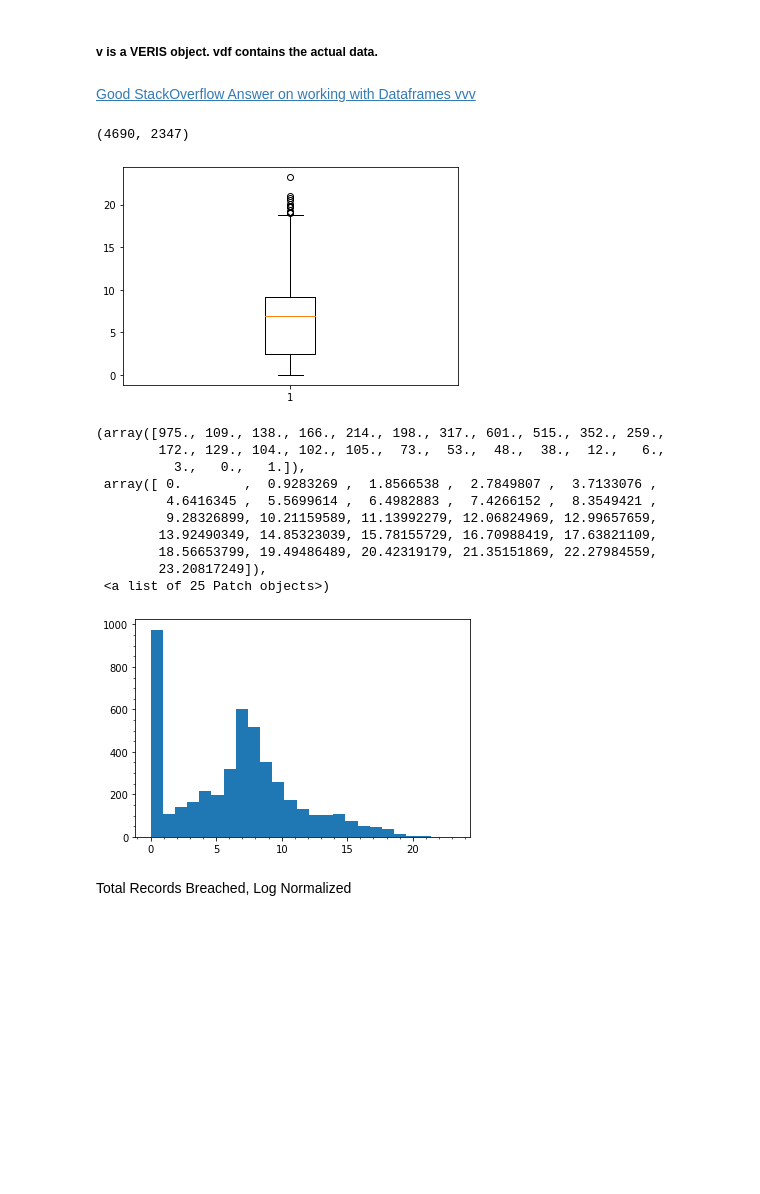
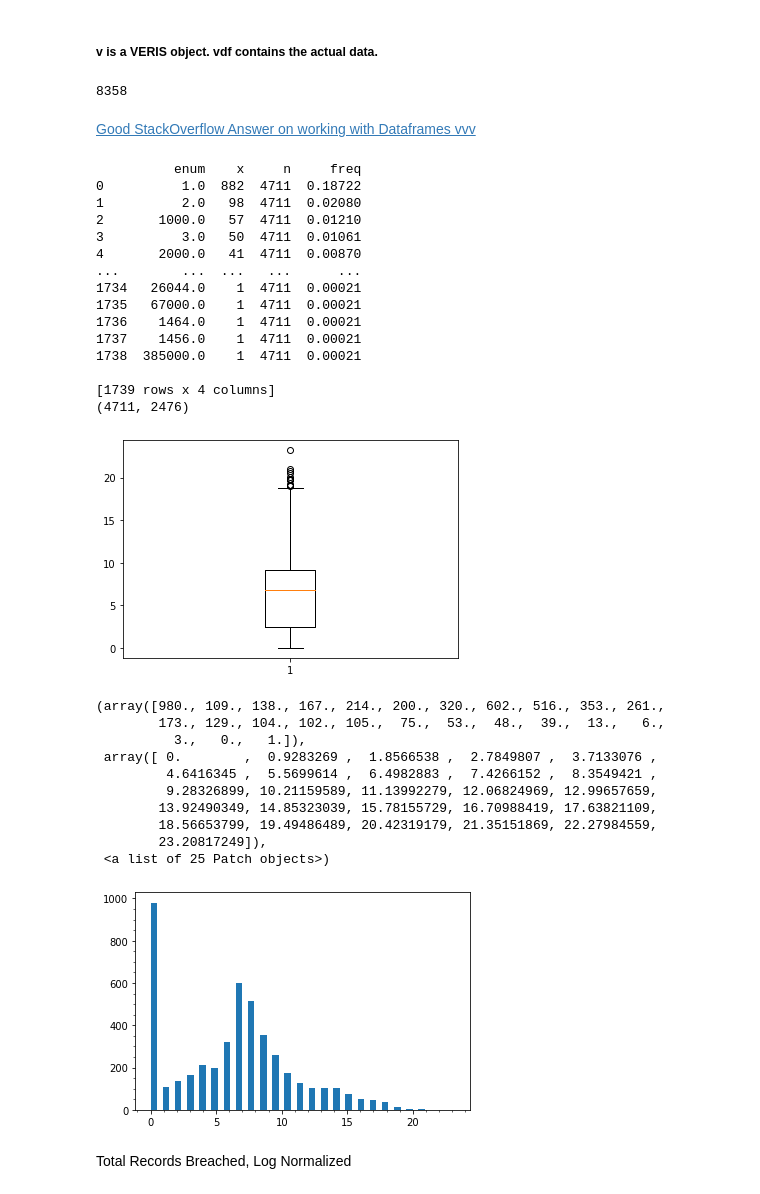
Before and after one commit to ethanpaek/CloudBleed_Project_2019, a Jupyter notebook: vcdb_parse.ipynb, the cells around one changed output. Cells and saved outputs as stored; diff of their text form; code cells hidden in the pictures; blank space fills up the shorter version.

```diff
--- a/vcdb_parse.ipynb
+++ b/vcdb_parse.ipynb
@@ -9,8 +9,10 @@ import seaborn as sns
 # %%
 
 
-DATA_DIR ="./data/validated/"
-v = VERIS(json_dir=DATA_DIR, verbose=True)
+DATA_DIR ="./data/validated"
+v = VERIS(json_dir=DATA_DIR,schema_url='https://raw.githubusercontent.com/vz-risk/VCDB/master/vcdb-merged.json' ,verbose=True)
+
 vdf = v.json_to_df(keep_raw=True)
+# vdf['incident_id']
 print(vdf.shape)
 # %% [output]
@@ -27,31 +29,53 @@ Finished building VERIS DataFrame
 # %% [markdown]
 ##### v is a VERIS object. vdf contains the actual data.
+# %%
+len(set(vdf['incident_id']))
+# len(set(vdf['plus.master_id']))
+# %% [output]
+8358
 # %% [markdown]
 [Good StackOverflow Answer on working with Dataframes vvv](https://stackoverflow.com/questions/17071871/how-to-select-rows-from-a-dataframe-based-on-column-values)
 # %%
 import matplotlib.pyplot as plt
 vdf.rename(columns={'attribute.confidentiality.data_total': 'records_lost'}, inplace=True)
 vdf
 vdf_loss = vdf.dropna(subset=["records_lost"])
+vdf_loss['records_lost']
+print(v.enum_summary(vdf_loss, 'records_lost'))
+# vdf_loss[]
 plt.boxplot(np.log(vdf_loss["records_lost"]))
 print(vdf_loss.shape)
 plt.show()
 plt.minorticks_on()
-plt.hist(np.log(vdf_loss["records_lost"]), bins = 25)
+plt.hist(np.log(vdf_loss["records_lost"]), bins = 25, align='mid', width=.5)
 # %% [output]
-(4690, 2347)
+          enum    x     n     freq
+0          1.0  882  4711  0.18722
+1          2.0   98  4711  0.02080
+2       1000.0   57  4711  0.01210
+3          3.0   50  4711  0.01061
+4       2000.0   41  4711  0.00870
+...        ...  ...   ...      ...
+1734   26044.0    1  4711  0.00021
+1735   67000.0    1  4711  0.00021
+1736    1464.0    1  4711  0.00021
+1737    1456.0    1  4711  0.00021
+1738  385000.0    1  4711  0.00021
+
+[1739 rows x 4 columns]
+(4711, 2476)
 [figure]
-(array([975., 109., 138., 166., 214., 198., 317., 601., 515., 352., 259.,
-        172., 129., 104., 102., 105.,  73.,  53.,  48.,  38.,  12.,   6.,
+(array([980., 109., 138., 167., 214., 200., 320., 602., 516., 353., 261.,
+        173., 129., 104., 102., 105.,  75.,  53.,  48.,  39.,  13.,   6.,
           3.,   0.,   1.]),
  array([ 0.        ,  0.9283269 ,  1.8566538 ,  2.7849807 ,  3.7133076 ,
          4.6416345 ,  5.5699614 ,  6.4982883 ,  7.4266152 ,  8.3549421 ,
          9.28326899, 10.21159589, 11.13992279, 12.06824969, 12.99657659,
         13.92490349, 14.85323039, 15.78155729, 16.70988419, 17.63821109,
         18.56653799, 19.49486489, 20.42319179, 21.35151869, 22.27984559,
         23.20817249]),
  <a list of 25 Patch objects>)
-[figure, old version]
+[figure, new version]
 # %% [markdown]
 Total Records Breached, Log Normalized
 # %%
```
Also changed, not shown: parts of 12 cells of this notebook, 42 other files.
